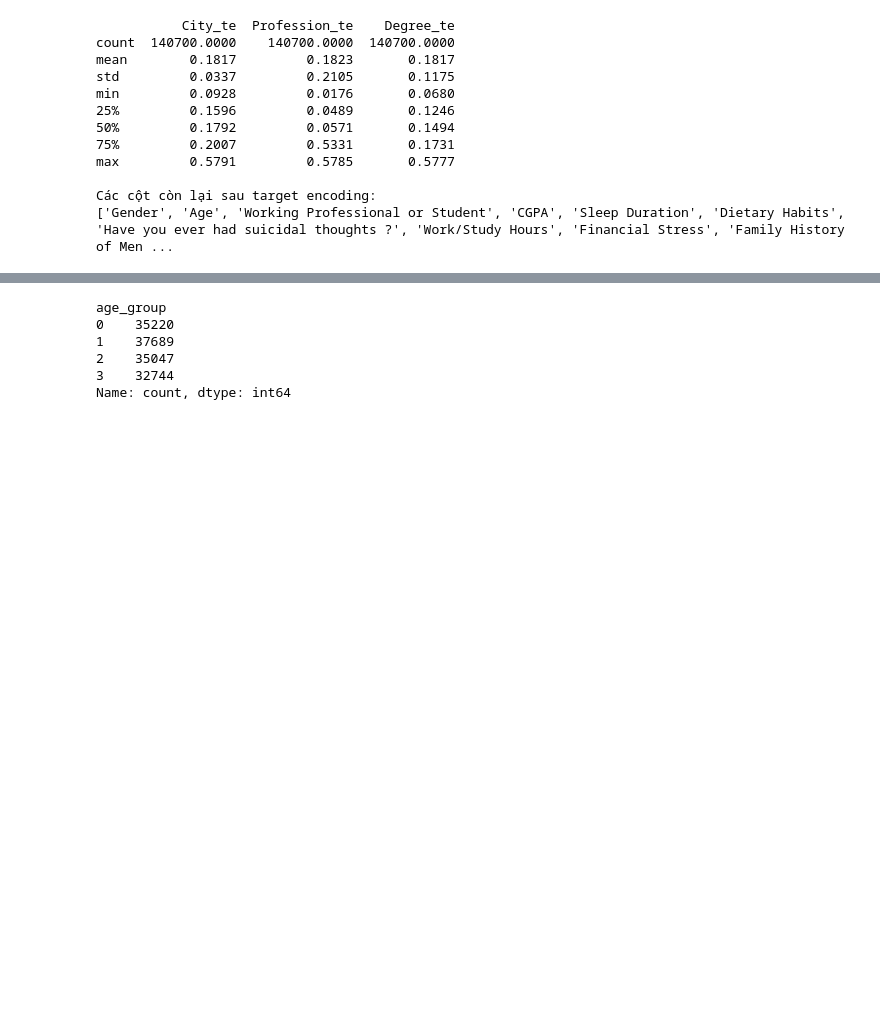
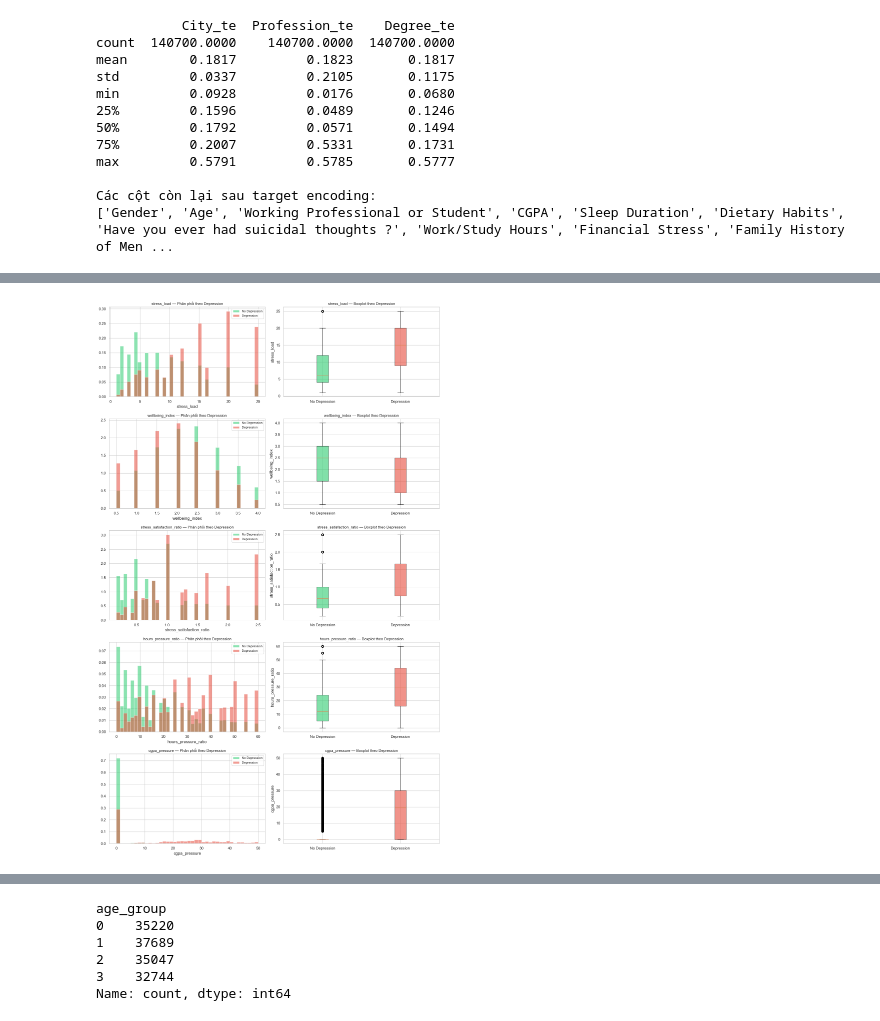
Before and after one commit to thkt2110/mental-health-depression-prediction, a Jupyter notebook: notebooks/03_feature_engineering.ipynb, the cells around one changed output, grey strips where cells are left out. Cells and saved outputs as stored; diff of their text form; code cells hidden in the pictures; blank space fills up the shorter version.

```diff
--- a/notebooks/03_feature_engineering.ipynb
+++ b/notebooks/03_feature_engineering.ipynb
@@ -92,3 +105,21 @@ max         0.5791         0.5785       0.5777
 
 Các cột còn lại sau target encoding:
 ['Gender', 'Age', 'Working Professional or Student', 'CGPA', 'Sleep Duration', 'Dietary Habits', 'Have you ever had suicidal thoughts ?', 'Work/Study Hours', 'Financial Stress', 'Family History of Men ...
+# %%
+# Top 10 / Bottom 10 giá trị encoded cho mỗi cột target-encoded
+for col in HIGH_CARD_COLS:
+    te_col = f'{col}_te'
+    unique_vals = sorted(train[te_col].unique())
+    n_unique = len(unique_vals)
+
+    print(f'\n{"=" * 60}')
+    print(f'[{col}] -> {te_col}  |  Unique values: {n_unique}')
+    print(f'  Range: [{unique_vals[0]:.4f}, {unique_vals[-1]:.4f}]')
+    print(f'  Top 10 (rủi ro Depression cao nhất):')
+    for v in unique_vals[-10:][::-1]:
+        count = (train[te_col] == v).sum()
+        print(f'    {v:.4f}  (n={count:,})')
+    print(f'  Bottom 10 (rủi ro Depression thấp nhất):')
+    for v in unique_vals[:10]:
+        count = (train[te_col] == v).sum()
+        print(f'    {v:.4f}  (n={count:,})')
@@ -152,3 +208,81 @@ min                   0.000       0.000          0.000
 50%                  15.000       0.000          0.000
 75%                  30.000       1.000          0.000
 max                  60.000       1.000         50.000
+# %%
+# ── Visualization: phân phối các đặc trưng tương tác theo Depression ──
+
+interaction_cols_full = [
+    'stress_load', 'wellbeing_index', 'stress_satisfaction_ratio',
+    'hours_pressure_ratio', 'poor_sleep', 'cgpa_pressure', 'risk_score',
+]
+
+# Chia thành 2 nhóm: liên tục vs rời rạc
+continuous_feats = [
+    'stress_load', 'wellbeing_index', 'stress_satisfaction_ratio',
+    'hours_pressure_ratio', 'cgpa_pressure',
+]
+discrete_feats = ['poor_sleep', 'risk_score']
+
+# --- 1. Continuous features: histogram + boxplot ---
+n_cont = len(continuous_feats)
+fig, axes = plt.subplots(n_cont, 2, figsize=(14, 4.5 * n_cont))
+
+for idx, col in enumerate(continuous_feats):
+    # Histogram by Depression class
+    ax1 = axes[idx, 0]
+    for label, color, name in [(0, '#2ecc71', 'No Depression'), (1, '#e74c3c', 'Depression')]:
+        subset = train[train[TARGET] == label][col]
+        ax1.hist(subset, bins=40, alpha=0.55, label=name, color=color, density=True)
+    ax1.set_title(f'{col} — Phân phối theo Depression', fontsize=11)
+    ax1.legend(fontsize=9)
+    ax1.set_xlabel(col)
+
+    # Boxplot
+    ax2 = axes[idx, 1]
+    data_groups = [
+        train[train[TARGET] == 0][col].dropna(),
+        train[train[TARGET] == 1][col].dropna(),
+    ]
+    bp = ax2.boxplot(data_groups, labels=['No Depression', 'Depression'], patch_artist=True)
+    bp['boxes'][0].set_facecolor('#2ecc71')
+    bp['boxes'][1].set_facecolor('#e74c3c')
+    for box in bp['boxes']:
+        box.set_alpha(0.6)
+    ax2.set_title(f'{col} — Boxplot theo Depression', fontsize=11)
+    ax2.set_ylabel(col)
+
+plt.tight_layout()
+plt.savefig('../docs/interaction_continuous_vs_depression.png', dpi=150)
+plt.show()
+
+# --- 2. Discrete features: stacked bar chart ---
+fig, axes = plt.subplots(1, len(discrete_feats), figsize=(7 * len(discrete_feats), 5))
+if len(discrete_feats) == 1:
+    axes = [axes]
+
+for idx, col in enumerate(discrete_feats):
+    ax = axes[idx]
+    ct = pd.crosstab(train[col], train[TARGET], normalize='index')
+    ct.plot(
+        kind='bar', stacked=True, ax=ax,
+        color=['#2ecc71', '#e74c3c'], edgecolor='white',
+    )
+    ax.set_title(f'{col} — Tỷ lệ Depression', fontsize=13)
+    ax.set_xlabel(col)
+    ax.set_ylabel('Tỷ lệ')
+    ax.legend(['No Depression', 'Depression'], loc='upper right')
+    # Annotate percentages
+    for p in ax.patches:
+        h = p.get_height()
+        if h > 0.04:
+            ax.annotate(
+                f'{h:.1%}',
+                (p.get_x() + p.get_width() / 2, p.get_y() + h / 2),
+                ha='center', va='center', fontsize=10, fontweight='bold',
+            )
+
+plt.tight_layout()
+plt.savefig('../docs/interaction_discrete_vs_depression.png', dpi=150)
+plt.show()
+# %% [output]
+[figure, added]
```
Also changed, not shown: parts of 18 cells of this notebook, 7 other files.
